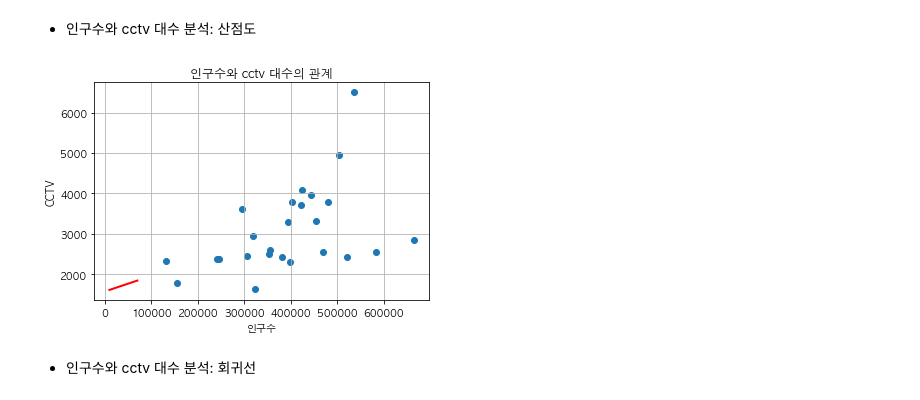
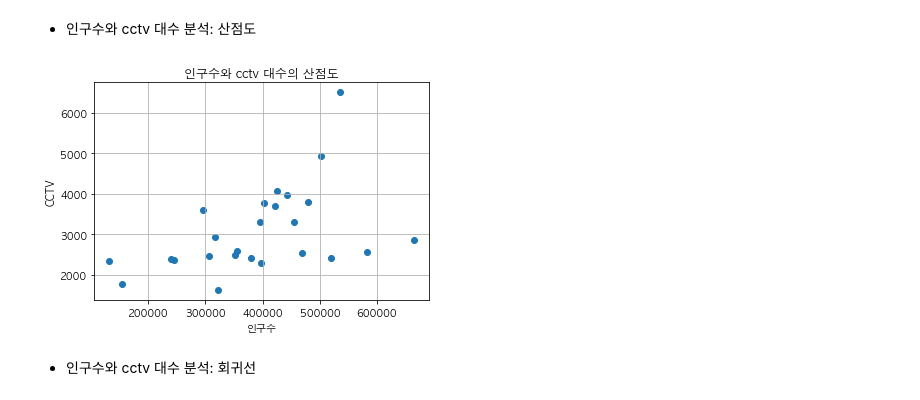
Before and after one commit to saemsaemoo/MachineLearning-2021-12, a Jupyter notebook: 00.데이터분석/21.서울시데이터분석및시각화.ipynb, the cells around one changed output. Drawn from its saved outputs; the diff is of its cells as text; code cells hidden in the pictures.

```diff
--- a/00.데이터분석/21.서울시데이터분석및시각화.ipynb
+++ b/00.데이터분석/21.서울시데이터분석및시각화.ipynb
@@ -13,6 +13,6 @@ import warnings
 warnings.filterwarnings(action='ignore')
 # %%
 df = pd.read_csv('서울시_CCTV_인구_병합데이터.csv')
-df.set_index('구별', inplace=True)
+df.set_index('자치구', inplace=True)
 df.head()
 # %% [output]
@@ -61,15 +63,14 @@ plt.show()
 - 인구수와 cctv 대수 분석: 산점도
 # %%
 # 산점도(Scatter plot)
-plt.scatter(x=df.인구수, y=df['cctv 대수'])
-plt.plot(xs, ys, 'r-', lw=2)
+plt.scatter(x=df.인구수, y=df['cctv대수'])
 plt.grid()
-plt.title('인구수와 cctv 대수의 관계')
+plt.title('인구수와 cctv 대수의 산점도')
 plt.xlabel('인구수')
 plt.ylabel('CCTV')
 plt.show()
 # %% [output]
-[figure, old version]
+[figure, new version]
 # %% [markdown]
 - 인구수와 cctv 대수 분석: 회귀선
 # %%
```
Also changed, not shown: parts of 13 cells of this notebook, 1 other file.
